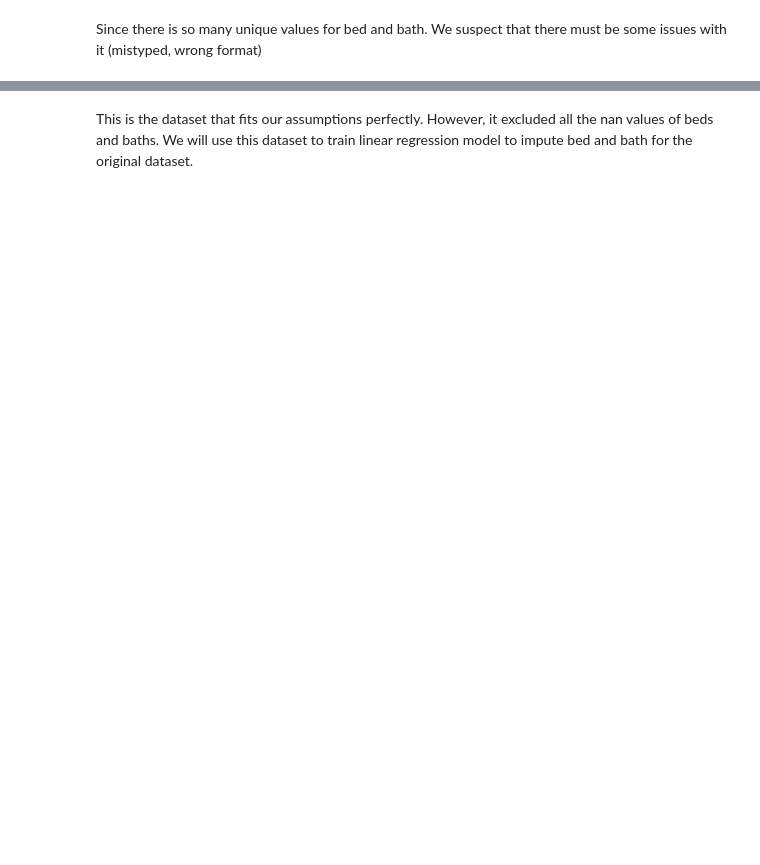
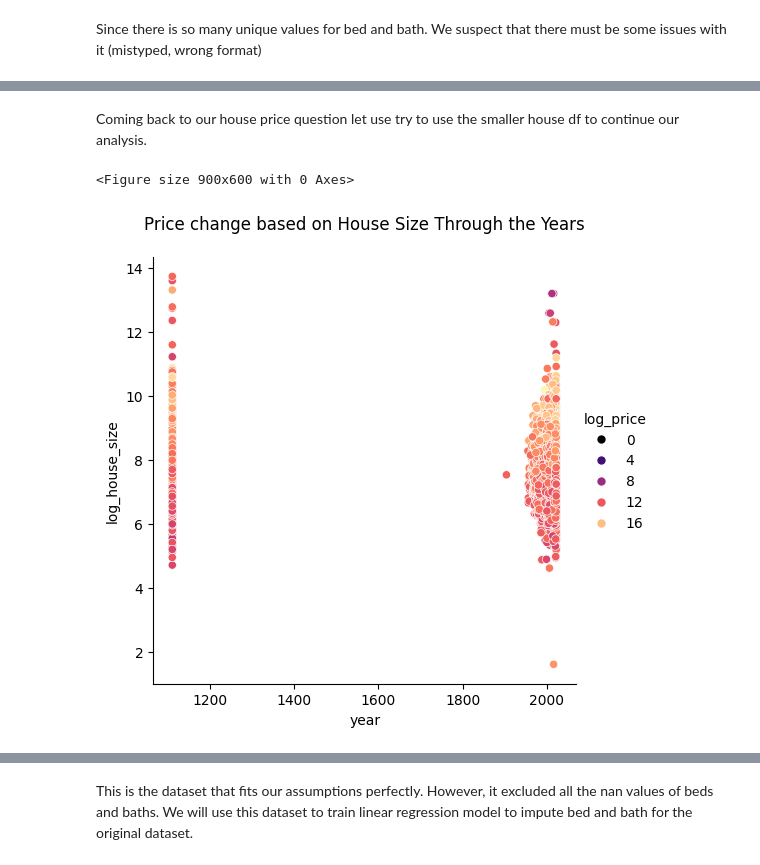
Before and after one commit to EddieNguyen2012/House_Price_ML_Project, a Jupyter notebook: HousePrice.ipynb, the cells around one changed output, grey strips where cells are left out. Drawn from its saved outputs; the diff is of its cells as text; code cells hidden in the pictures; blank space fills up the shorter version.

```diff
--- a/HousePrice.ipynb
+++ b/HousePrice.ipynb
@@ -146,0 +269,33 @@ bed_bath_cleaner.fit_transform(data)
+# %% [markdown]
+Coming back to our house price question let use try to use the smaller house df to continue our analysis.
+# %%
+year_h = house.copy()
+year_h["year"] = year_h.prev_sold_date.str.split("-").str[0]
+year_h.year.unique()
+
+year_h['year'] = year_h['year'].fillna('1111')
+year_h['year'] = pd.to_numeric(year_h['year'], errors='coerce') #convert to numeric values
+# %%
+#plotly gave up hence sns
+plot_df = year_h.copy()
+
+# Apply a logarithmic transformation to 'price' and 'house_size' to handle wide ranges
+# Adding a small value (1) to avoid taking log of zero
+plot_df['log_price'] = np.log(plot_df['price'] + 1)
+plot_df['log_house_size'] = np.log(plot_df['house_size'] + 1)
+plt.figure(figsize=(9,6))
+
+sns.relplot(
+    data=plot_df[plot_df.year <= 2024],
+    x="year",
+    y="log_house_size",
+    hue="log_price",
+    palette ="magma"
+
+);
+
+plt.title("Price change based on House Size Through the Years", pad=20);
+ #pad=20, allow a bit more space for a two-line title
+# %% [output]
+<Figure size 900x600 with 0 Axes>
+[figure, added]
```
Also changed, not shown: parts of 42 cells of this notebook.
